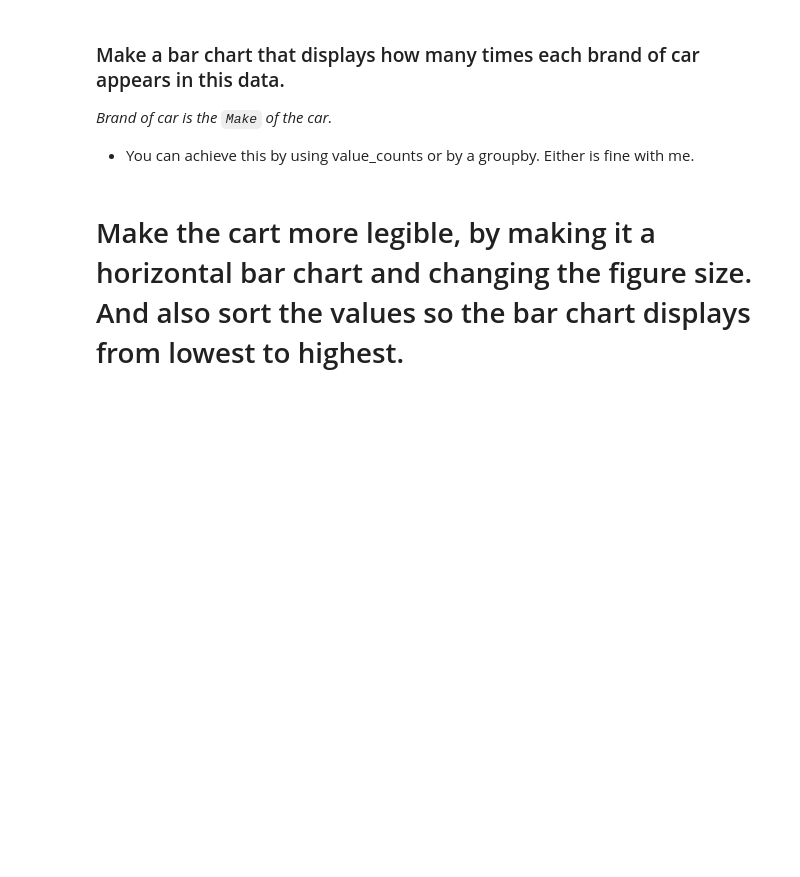
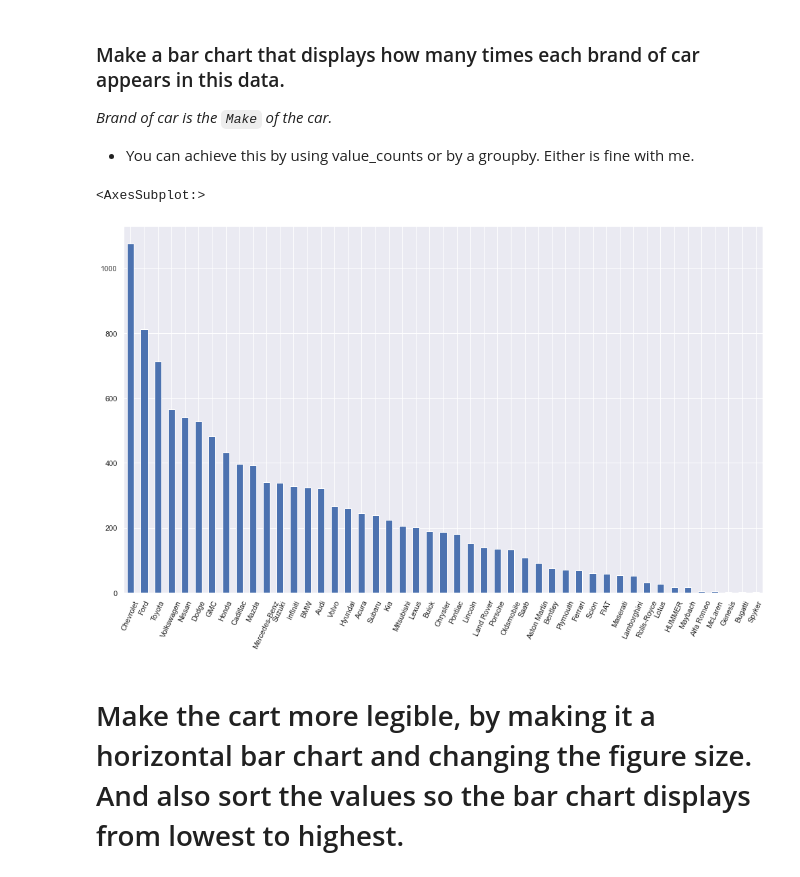
Before and after one commit to javohirhalimov/2021-fall-data-science, a Jupyter notebook: Week-02-EDA/Exercise-EDA.ipynb, the cells around one changed output. Saved outputs shown, nothing was run; the diff lists cells and outputs as text; code cells hidden in the pictures; blank space fills up the shorter version.

```diff
--- a/Week-02-EDA/Exercise-EDA.ipynb
+++ b/Week-02-EDA/Exercise-EDA.ipynb
@@ -17,3 +17,5 @@ import scipy.stats as stats
 * Display the first 5 rows of our dataframe
 # %%
 # Load data
+df = pd.read_csv('data/cars.csv')
+df
@@ -30,4 +49,7 @@ import scipy.stats as stats
 # %%
 #  2. Modify our df to have all duplicate rows removed.
+df = df.drop_duplicates()
 # %%
 # 3. Do a sanity check to make sure all duplicates have been removed by printing the total number of duplicate rows again.
+df = df.drop_duplicates()
+print(df.shape, 'after dropping dupes')
@@ -44,3 +89,4 @@ import scipy.stats as stats
 # %%
 # * Remove any row that has a null value in it.
+df.dropna(inplace=True)
 # %%
@@ -51,6 +100,11 @@ _Brand of car is the `Make` of the car._
 * You can achieve this by using value_counts or by a groupby.  Either is fine with me.
 # %%
 # Make a bar chart that displays how many times each brand of car appears in this data.
+df.head()
+df.Make.value_counts().plot(kind='bar', rot = 65, figsize=(17,10))
+# %% [output]
+<AxesSubplot:>
+[figure, added]
 # %% [markdown]
 # Make the cart more legible, by making it a horizontal bar chart and changing the figure size.  And also sort the values so the bar chart displays from lowest to highest.
 # %%
```
Also changed, not shown: parts of 25 cells of this notebook.
